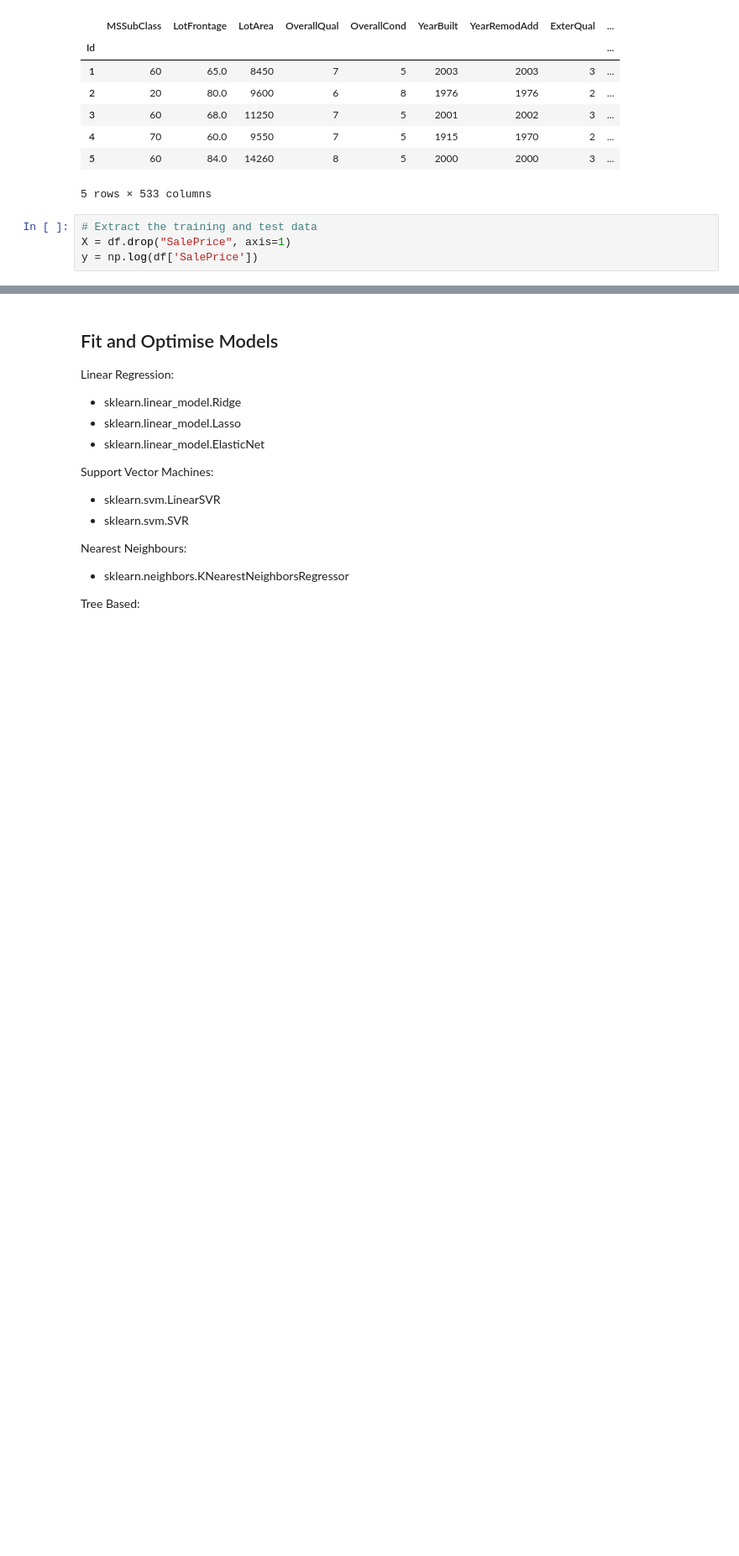
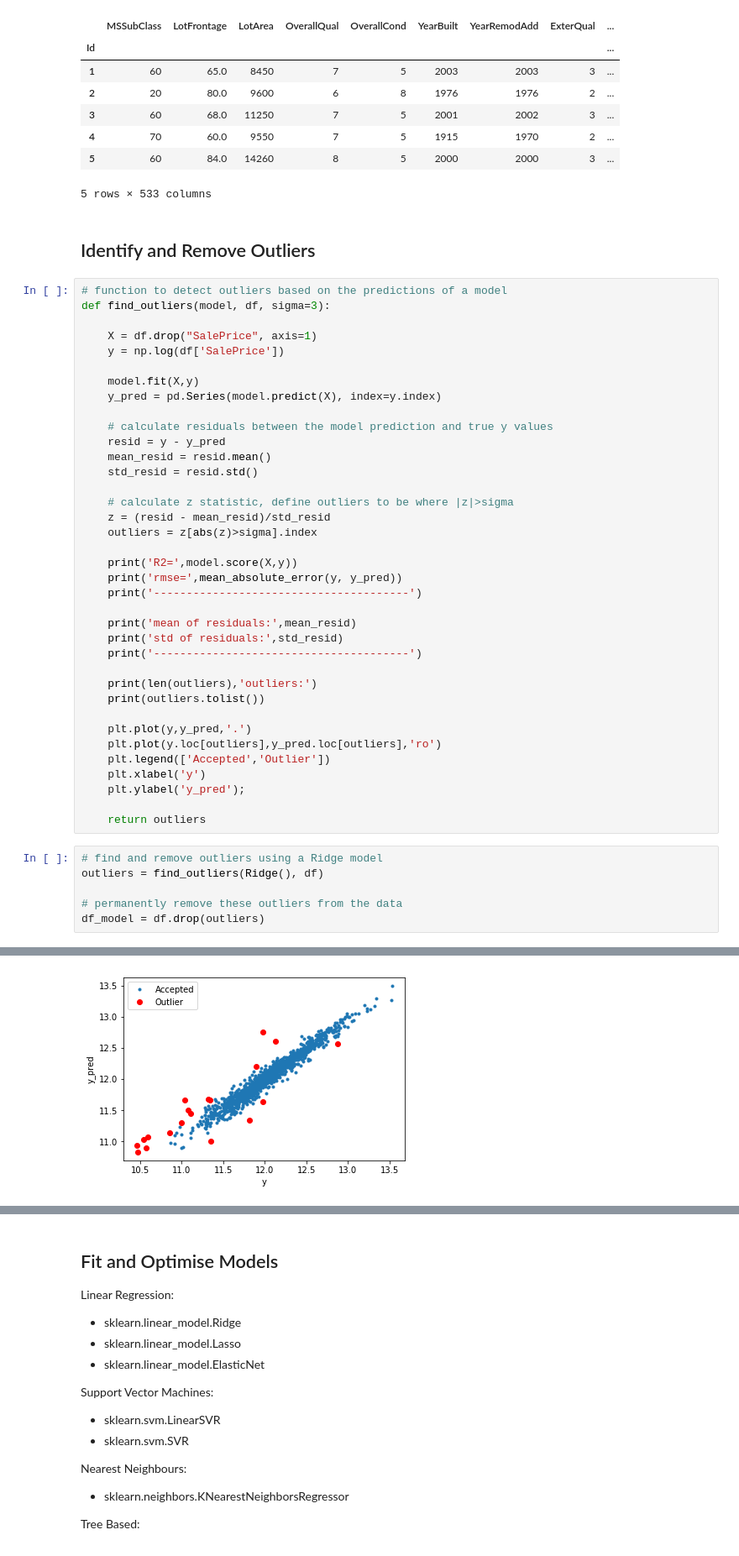
Before and after one commit to Yaohua-Chang/ML-Final-Project, a Jupyter notebook: Yaohua/Model_Fitting.ipynb, the cells around one changed output, grey strips where cells are left out. Shown: that part at 84% size. Cells and saved outputs as stored; diff of their text form; blank space fills up the shorter version.

```diff
--- a/Yaohua/Model_Fitting.ipynb
+++ b/Yaohua/Model_Fitting.ipynb
@@ -28,7 +26,49 @@ df.head()
 | 4 | 70 | 60.0 | 9550 | 7 | 5 | 1915 | 1970 | 2 | ... |
 | 5 | 60 | 84.0 | 14260 | 8 | 5 | 2000 | 2000 | 3 | ... |
 5 rows × 533 columns
-# %%
-# Extract the training and test data
-X = df.drop("SalePrice", axis=1)
-y = np.log(df['SalePrice'])
+# %% [markdown]
+## Identify and Remove Outliers
+# %%
+# function to detect outliers based on the predictions of a model
+def find_outliers(model, df, sigma=3):
+
+    X = df.drop("SalePrice", axis=1)
+    y = np.log(df['SalePrice'])
+
+    model.fit(X,y)
+    y_pred = pd.Series(model.predict(X), index=y.index)
+
+    # calculate residuals between the model prediction and true y values
+    resid = y - y_pred
+    mean_resid = resid.mean()
+    std_resid = resid.std()
+
+    # calculate z statistic, define outliers to be where |z|>sigma
+    z = (resid - mean_resid)/std_resid
+    outliers = z[abs(z)>sigma].index
+
+    print('R2=',model.score(X,y))
+    print('rmse=',mean_absolute_error(y, y_pred))
+    print('---------------------------------------')
+
+    print('mean of residuals:',mean_resid)
+    print('std of residuals:',std_resid)
+    print('---------------------------------------')
+
+    print(len(outliers),'outliers:')
+    print(outliers.tolist())
+
+    plt.plot(y,y_pred,'.')
+    plt.plot(y.loc[outliers],y_pred.loc[outliers],'ro')
+    plt.legend(['Accepted','Outlier'])
+    plt.xlabel('y')
+    plt.ylabel('y_pred');
+
+    return outliers
+# %%
+# find and remove outliers using a Ridge model
+outliers = find_outliers(Ridge(), df)
+
+# permanently remove these outliers from the data
+df_model = df.drop(outliers)
+# %% [output]
@@ -34,0 +83 @@ y = np.log(df['SalePrice'])
+[figure, added]
```
Also changed, not shown: parts of 7 cells of this notebook, 5 other files.
